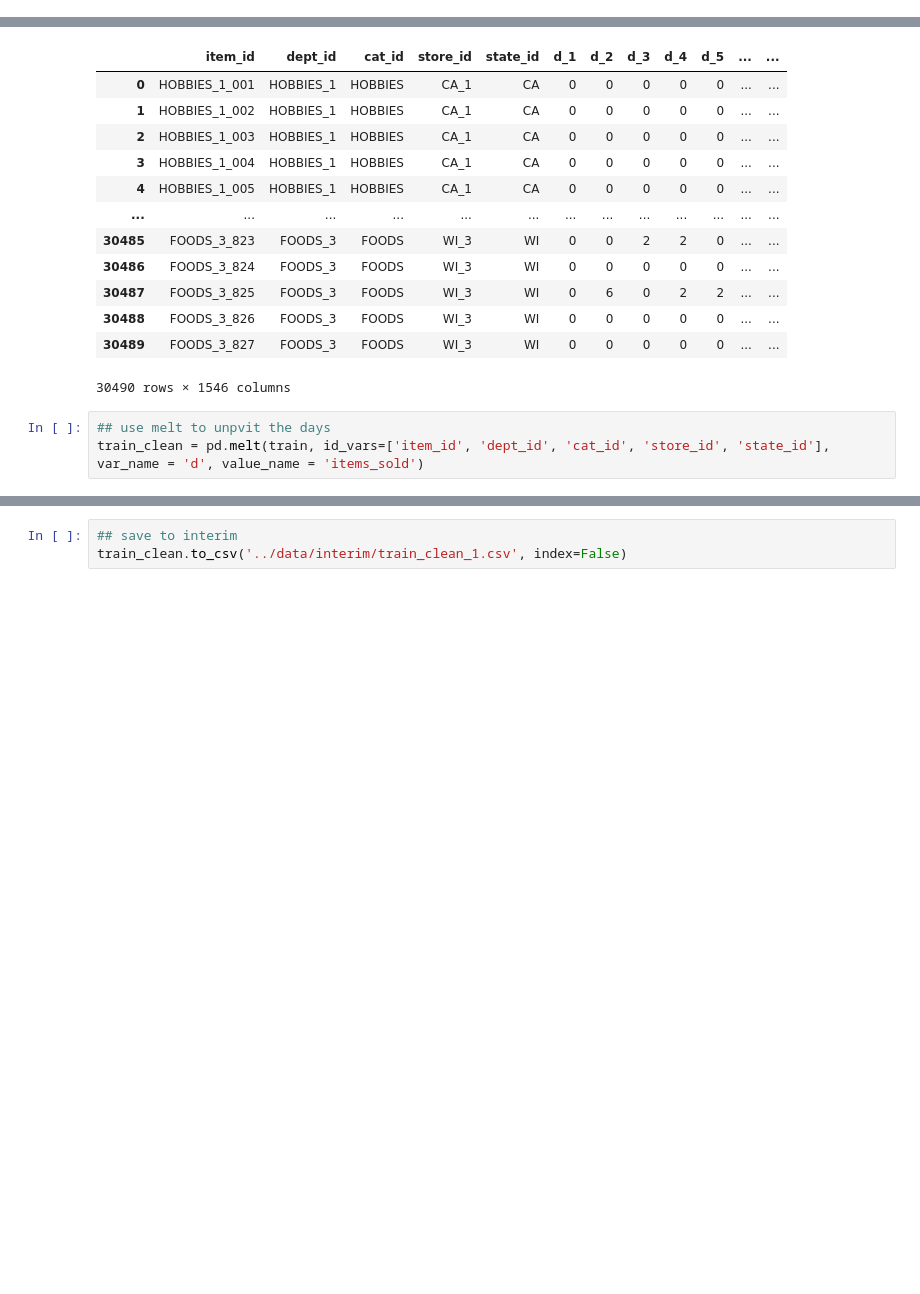
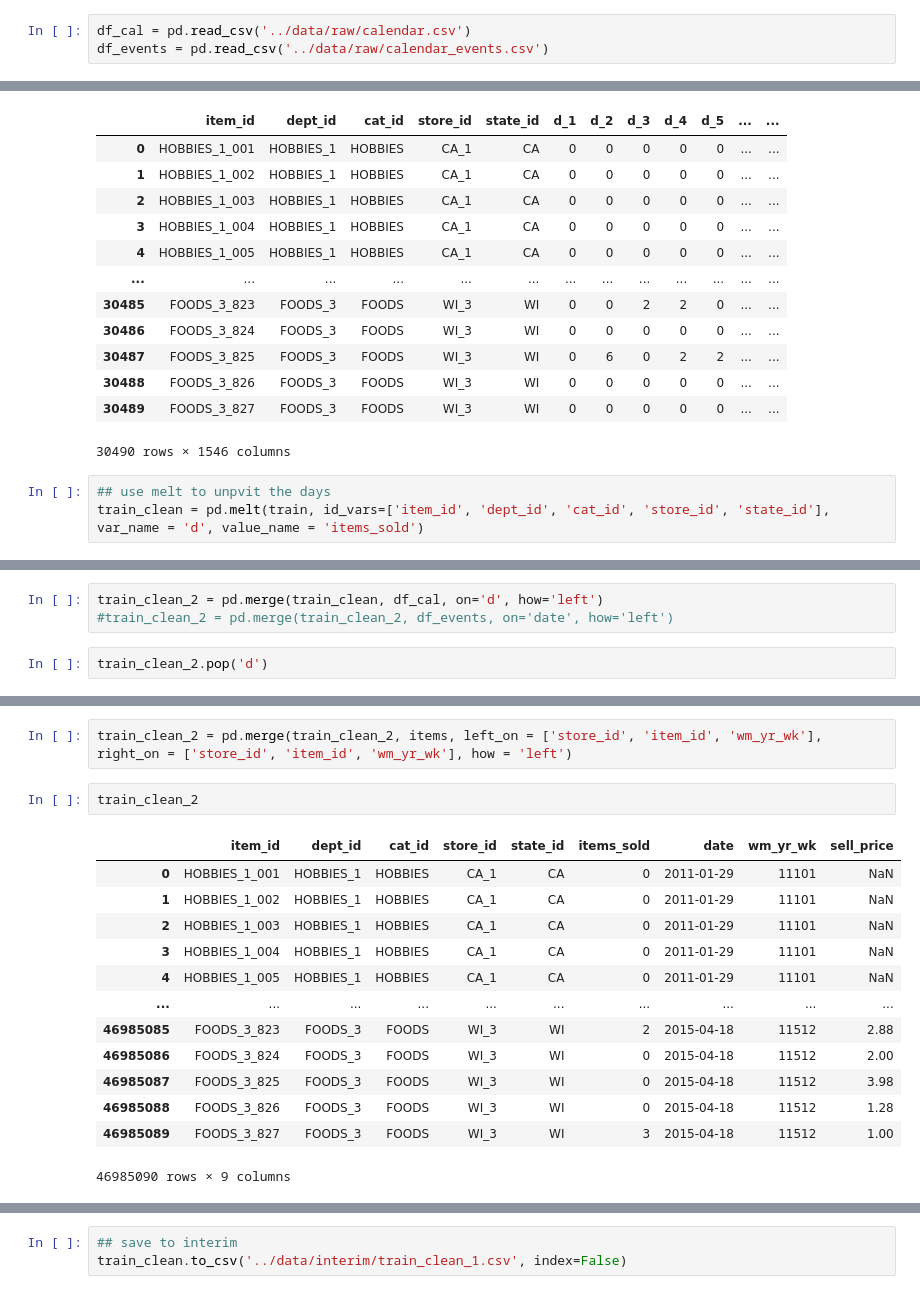
Before and after one commit to ivan-a-cheung/UTS-MDSI-AMLA-AT2, a Jupyter notebook: notebooks/engineering.ipynb, the cells around one changed output, grey strips where cells are left out. Cells and saved outputs as stored; diff of their text form; blank space fills up the shorter version.

```diff
--- a/notebooks/engineering.ipynb
+++ b/notebooks/engineering.ipynb
@@ -31,0 +48,3 @@ Name: id, Length: 30490, dtype: object
+# %%
+df_cal = pd.read_csv('../data/raw/calendar.csv')
+df_events = pd.read_csv('../data/raw/calendar_events.csv')
@@ -50,0 +102,5 @@ train_clean = pd.melt(train, id_vars=['item_id', 'dept_id', 'cat_id', 'store_id'
+# %%
+train_clean_2 = pd.merge(train_clean, df_cal, on='d', how='left')
+#train_clean_2 = pd.merge(train_clean_2, df_events, on='date', how='left')
+# %%
+train_clean_2.pop('d')
@@ -50,0 +120,18 @@ train_clean = pd.melt(train, id_vars=['item_id', 'dept_id', 'cat_id', 'store_id'
+# %%
+train_clean_2 = pd.merge(train_clean_2, items, left_on = ['store_id', 'item_id', 'wm_yr_wk'], right_on = ['store_id', 'item_id', 'wm_yr_wk'], how = 'left')
+# %%
+train_clean_2
+# %% [output]
+|  | item_id | dept_id | cat_id | store_id | state_id | items_sold | date | wm_yr_wk | sell_price |
+| 0 | HOBBIES_1_001 | HOBBIES_1 | HOBBIES | CA_1 | CA | 0 | 2011-01-29 | 11101 | NaN |
+| 1 | HOBBIES_1_002 | HOBBIES_1 | HOBBIES | CA_1 | CA | 0 | 2011-01-29 | 11101 | NaN |
+| 2 | HOBBIES_1_003 | HOBBIES_1 | HOBBIES | CA_1 | CA | 0 | 2011-01-29 | 11101 | NaN |
+| 3 | HOBBIES_1_004 | HOBBIES_1 | HOBBIES | CA_1 | CA | 0 | 2011-01-29 | 11101 | NaN |
+| 4 | HOBBIES_1_005 | HOBBIES_1 | HOBBIES | CA_1 | CA | 0 | 2011-01-29 | 11101 | NaN |
+| ... | ... | ... | ... | ... | ... | ... | ... | ... | ... |
+| 46985085 | FOODS_3_823 | FOODS_3 | FOODS | WI_3 | WI | 2 | 2015-04-18 | 11512 | 2.88 |
+| 46985086 | FOODS_3_824 | FOODS_3 | FOODS | WI_3 | WI | 0 | 2015-04-18 | 11512 | 2.00 |
+| 46985087 | FOODS_3_825 | FOODS_3 | FOODS | WI_3 | WI | 0 | 2015-04-18 | 11512 | 3.98 |
+| 46985088 | FOODS_3_826 | FOODS_3 | FOODS | WI_3 | WI | 0 | 2015-04-18 | 11512 | 1.28 |
+| 46985089 | FOODS_3_827 | FOODS_3 | FOODS | WI_3 | WI | 3 | 2015-04-18 | 11512 | 1.00 |
+46985090 rows × 9 columns
```
Also changed, not shown: parts of 16 cells of this notebook, 2 other files.
